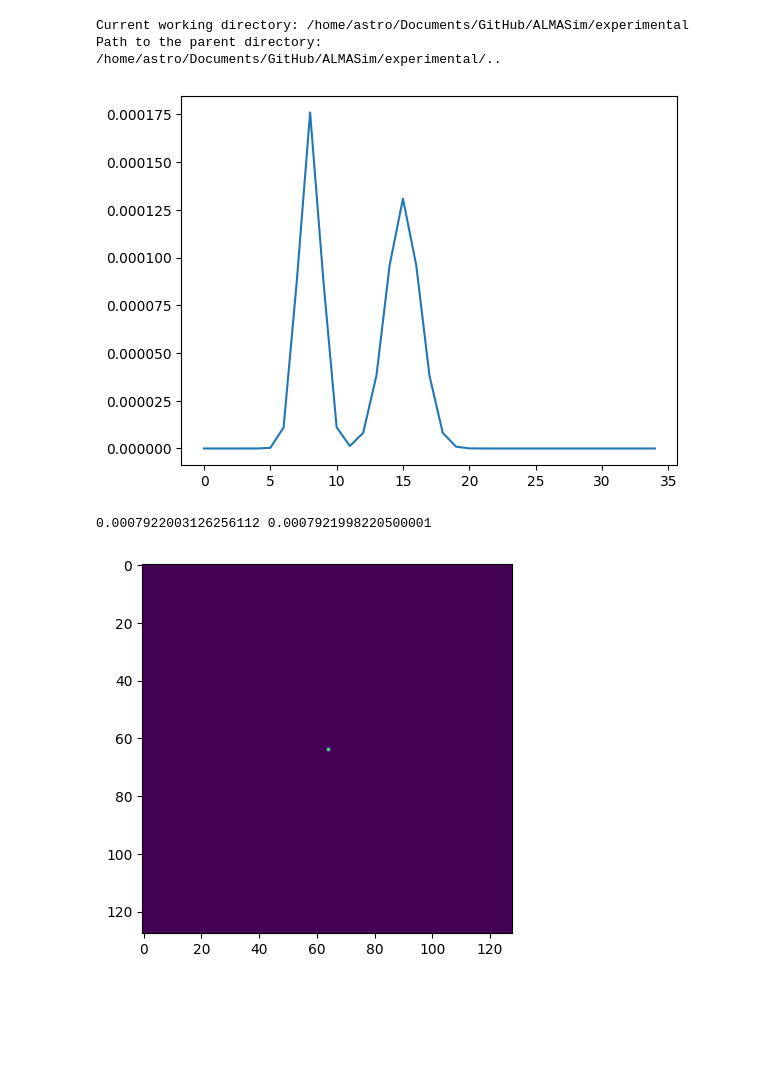
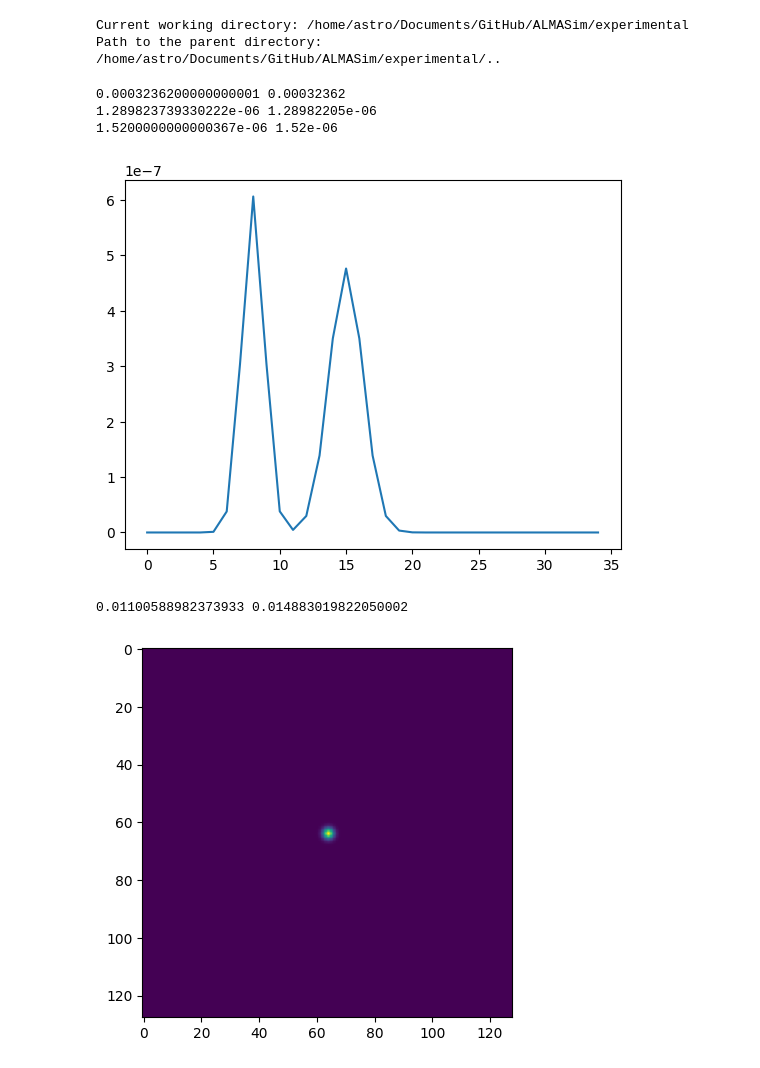
Before and after one commit to MicheleDelliVeneri/ALMASim, a Jupyter notebook: experimental/tng-tester.ipynb, the cells around one changed output. Cells and saved outputs as stored; diff of their text form; code cells hidden in the pictures; blank space fills up the shorter version.

```diff
--- a/experimental/tng-tester.ipynb
+++ b/experimental/tng-tester.ipynb
@@ -28,7 +28,39 @@ import utility.skymodels as usk
 Current working directory: /home/astro/Documents/GitHub/ALMASim/experimental
 Path to the parent directory: /home/astro/Documents/GitHub/ALMASim/experimental/..
 # %%
-from scipy.integrate import quad
+from scipy.integrate import quad, nquad
+import numpy as np
+import math
+from tqdm import tqdm
+
+from scipy.integrate import dblquad
+
+import numpy as np
+import math
+from scipy.integrate import nquad
+import matplotlib.pyplot as plt
+
+def gaussian2d(x, y, amp, cen_x, cen_y, fwhm_x, fwhm_y, angle):
+    """
+    Generates a 2D Gaussian given the following input parameters:
+    x, y: positions
+    amp: amplitude
+    cen_x, cen_y: centers
+    fwhm_x, fwhm_y: FWHMs (full width at half maximum) along x and y axes
+    angle: angle of rotation (in degrees)
+    """
+    angle_rad = math.radians(angle)
+
+    # Rotate coordinates
+    xp = (x - cen_x) * np.cos(angle_rad) - (y - cen_y) * np.sin(angle_rad) + cen_x
+    yp = (x - cen_x) * np.sin(angle_rad) + (y - cen_y) * np.cos(angle_rad) + cen_y
+
+    gaussian = np.exp(-((xp-cen_x)**2/(2*(fwhm_x/2.35482)**2) + (yp-cen_y)**2/(2*(fwhm_y/2.35482)**2)))
+    norm = amp /  np.sum(gaussian)
+
+    result = norm * gaussian
+
+    return result
 
 
 def gaussian(x, amp, cen, fwhm):
@@ -45,47 +77,59 @@ def gaussian(x, amp, cen, fwhm):
     norm = 1 / integral
     return norm * amp * np.exp(-(x-cen)**2/(2*(fwhm/2.35482)**2))
 
 
+
+
+
+
+
 continum = [0.00032362, 0.00032942, 0.00033533, 0.00034136, 0.00034753, 0.00035381,
         0.00036021, 0.00036672, 0.00037327, 0.00037988, 0.00038661, 0.00039345,
         0.00040031, 0.00040552, 0.00041079, 0.00041612, 0.00042153, 0.000426,
         0.00042939, 0.00043281, 0.00043626, 0.00043974, 0.00044337, 0.00044704,
         0.00045075, 0.00045449, 0.00046024, 0.00047049, 0.00048097, 0.00049168,
         0.00050263, 0.00051723, 0.00053354, 0.00055037, 0.00056773]
 
 flux = [1.28982205e-06, 1.52e-6]
 n_channels = len(continum)
 cental_index = n_channels // 2
 source_index = [8, 15]
 source_flux = [flux[i] + continum[source_index[i]] for i in range(len(source_index))]
 source_fwhm = [2, 3]
+pos_x, pos_y = 64, 64
+n_px = 128
+X, Y = np.meshgrid(np.arange(n_px), np.arange(n_px))
+z = 0
+
+#g1d = gaussian(idxs[0], source_flux[0], pos_x, source_fwhm[0])
+
+g2d = gaussian2d(X, Y, continum[0], pos_x, pos_y, 3, 3, 0)
+
+datacube = np.zeros((n_px, n_px, n_channels))
 z_idxs = np.arange(0, n_channels)
 gs = np.zeros(n_channels)
-for i in range(len(source_index)):
-    gs += gaussian(z_idxs, source_flux[i], source_index[i], source_fwhm[i])
-
-#gs = gaussian(z_idxs, source_flux[0], source_index[0], source_fwhm[0])
+for i in range(len(flux)):
+    gs += gaussian(z_idxs, flux[i], source_index[i], source_fwhm[i])
+    print(np.sum(gaussian(z_idxs, flux[i], source_index[i], source_fwhm[i])), flux[i])
 plt.figure()
 plt.plot(z_idxs, gs)
 plt.show()
-print(np.sum(gs), np.sum(source_flux))
+for z in tqdm(range(1, n_channels)):
+    datacube[:, :, z] = gaussian2d(X, Y, continum[0], pos_x, pos_y, 3, 3, 0) + gaussian2d(X, Y, gs[z], pos_x, pos_y, 3, 3, 0)
 
-datacube = np.zeros((128, 128, n_channels))
-pos_x, pos_y = 64, 64
-datacube[pos_x, pos_y, :] = continum + gs
+print(np.sum(datacube), np.sum(continum) + np.sum(flux))
 
-image = np.sum(datacube, axis=2)
 plt.figure()
-plt.imshow(image)
+plt.imshow(np.sum(datacube, axis=2))
 plt.show()
 
-spectrum = np.sum(datacube, axis=(0, 1))
 plt.figure()
-plt.plot(spectrum)
+plt.plot(z_idxs, np.sum(datacube, axis=(0, 1)))
 plt.show()
-
-print(np.sum(datacube), np.sum(continum) + np.sum(source_flux))
 # %% [output]
+0.0003236200000000001 0.00032362
+1.289823739330222e-06 1.28982205e-06
+1.5200000000000367e-06 1.52e-06
-[figure, old version]
+[figure, new version]
-0.0007922003126256112 0.0007921998220500001
+0.01100588982373933 0.014883019822050002
-[figure, old version]
+[figure, new version]
```
Also changed, not shown: parts of 3 cells of this notebook, 1 other file.
